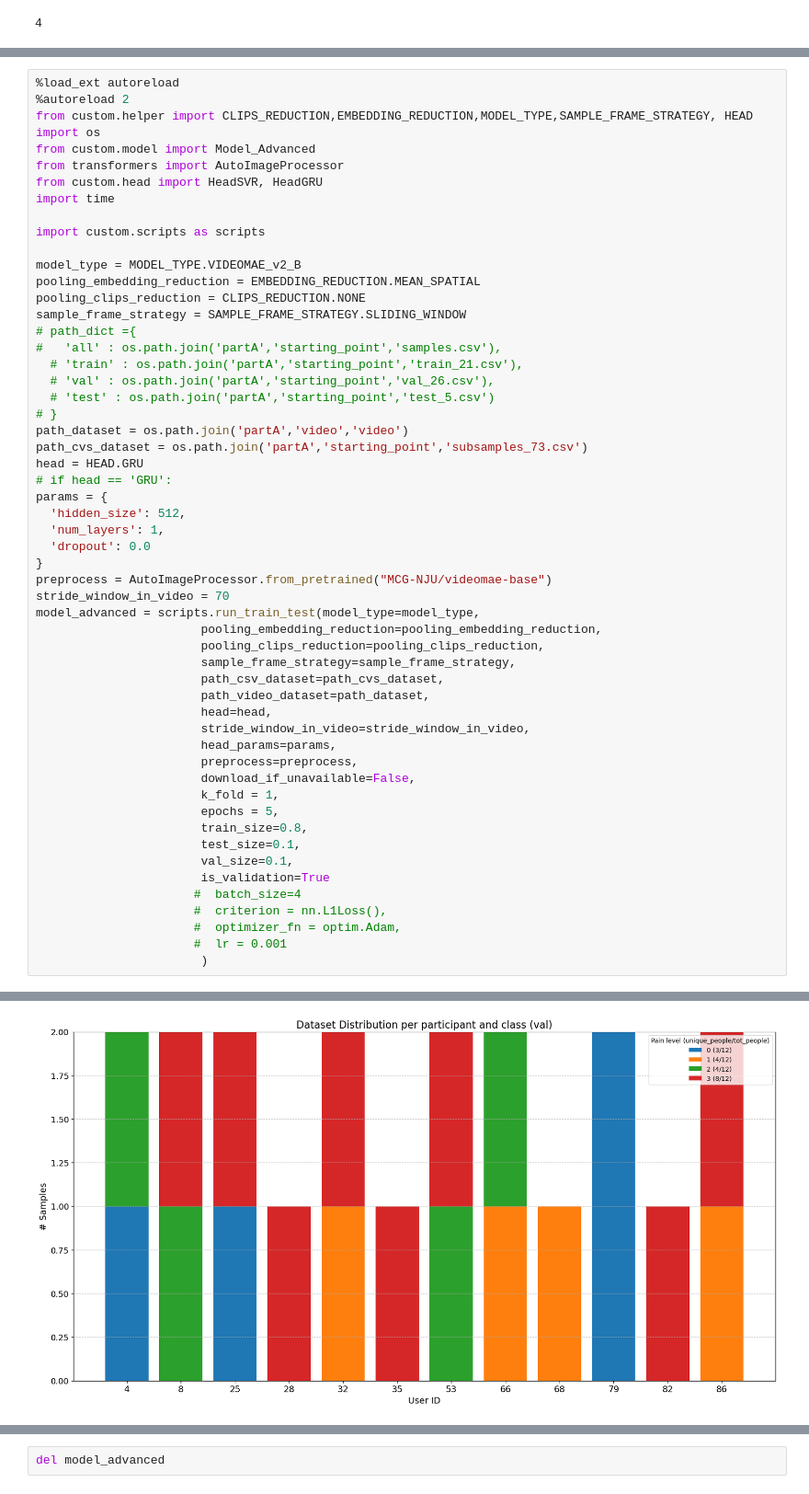
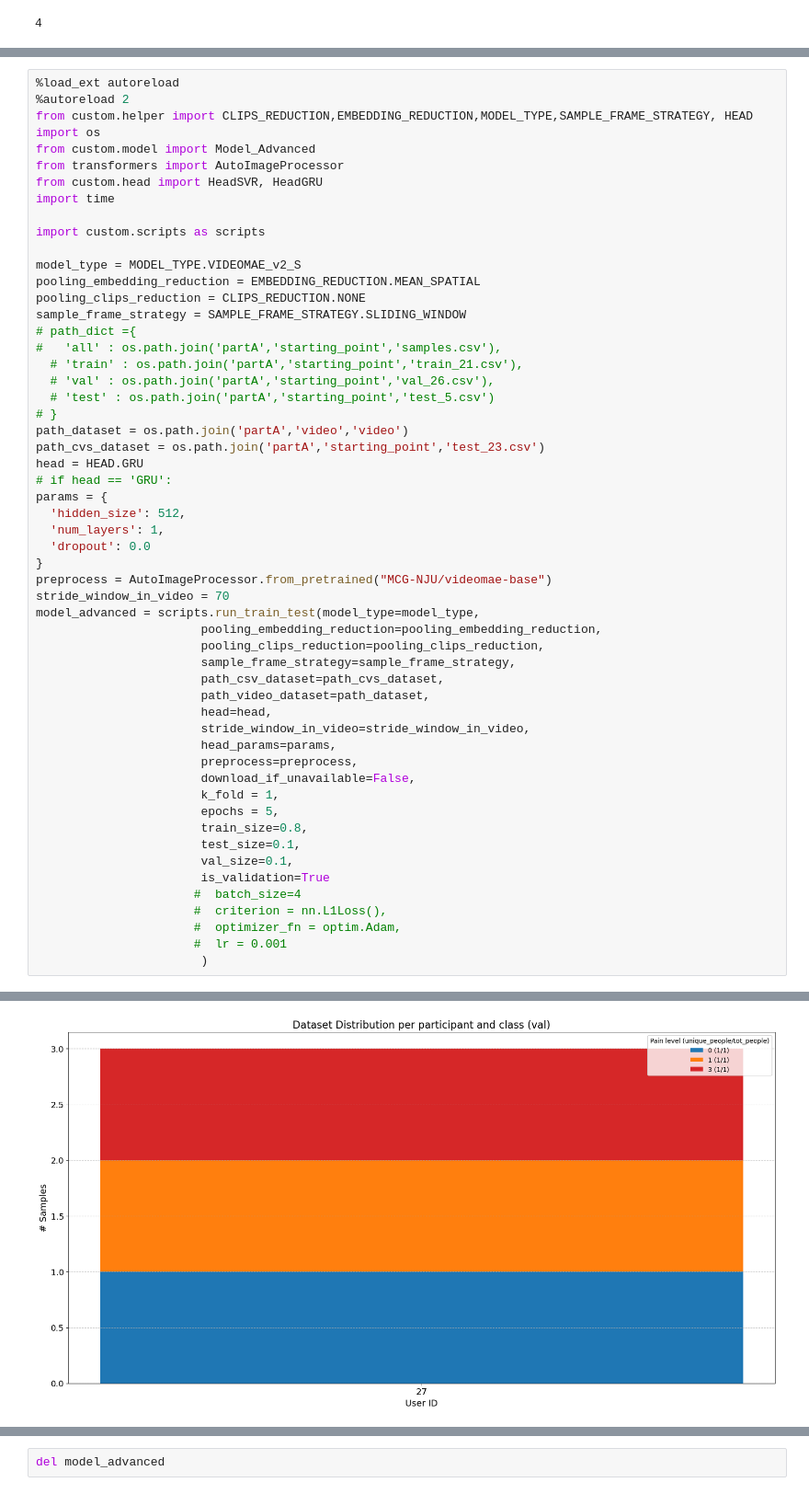
Before and after one commit to villifCoder559/PainAssessmentVideo, a Jupyter notebook: test.ipynb, the cells around one changed output, grey strips where cells are left out. Shown at 92% size. Drawn from its saved outputs; the diff is of its cells as text.

```diff
--- a/test.ipynb
+++ b/test.ipynb
@@ -207,7 +222,7 @@ import time
 
 import custom.scripts as scripts
 
-model_type = MODEL_TYPE.VIDEOMAE_v2_B
+model_type = MODEL_TYPE.VIDEOMAE_v2_S
 pooling_embedding_reduction = EMBEDDING_REDUCTION.MEAN_SPATIAL
 pooling_clips_reduction = CLIPS_REDUCTION.NONE
 sample_frame_strategy = SAMPLE_FRAME_STRATEGY.SLIDING_WINDOW
@@ -218,7 +233,7 @@ sample_frame_strategy = SAMPLE_FRAME_STRATEGY.SLIDING_WINDOW
   # 'test' : os.path.join('partA','starting_point','test_5.csv')
 # }
 path_dataset = os.path.join('partA','video','video')
-path_cvs_dataset = os.path.join('partA','starting_point','subsamples_73.csv')
+path_cvs_dataset = os.path.join('partA','starting_point','test_23.csv')
 head = HEAD.GRU
 # if head == 'GRU':
 params = {
@@ -310,2 +308,2 @@ indices [0 1]
 [figure]
-[figure, old version]
+[figure, new version]
```
Also changed, not shown: parts of 4 cells of this notebook.
